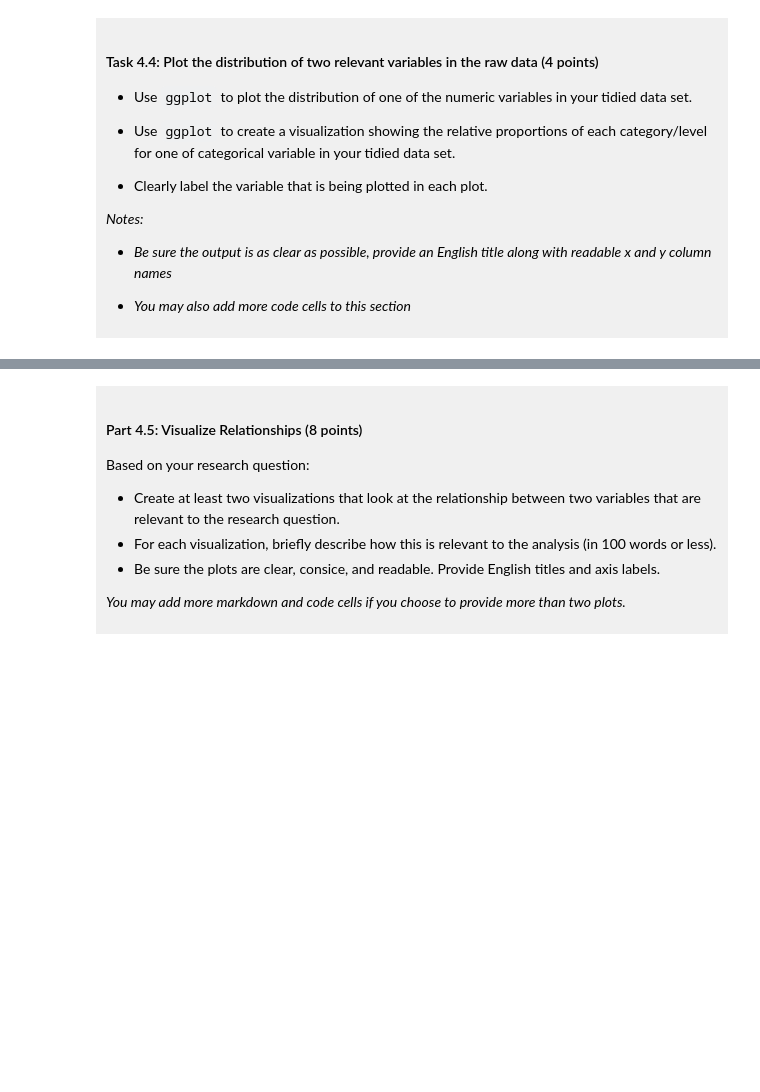
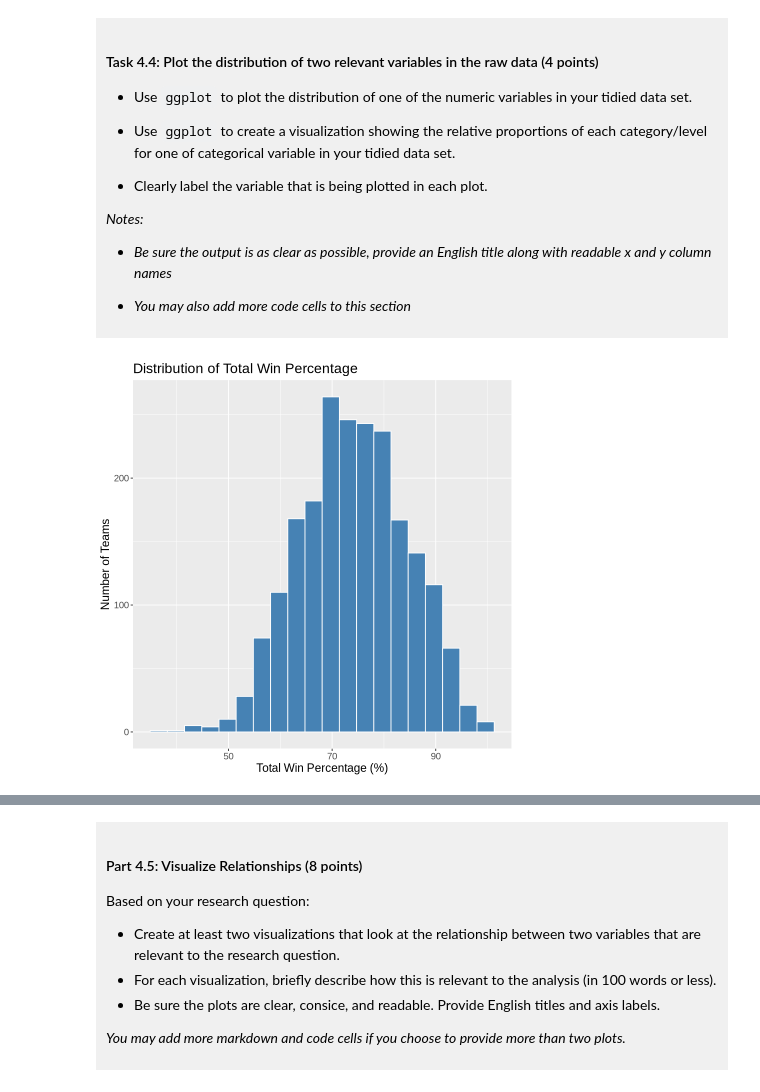
Before and after one commit to remyrxli/dsci-100-project-remy-li, a Jupyter notebook: dsci-100-project-notebook.ipynb, the cells around one changed output, grey strips where cells are left out. Saved outputs shown, nothing was run; the diff lists cells and outputs as text; code cells hidden in the pictures; blank space fills up the shorter version.

Commit message:
completed part 4 and 5.1: summary statistics, descriptive visuals, and analysis plan

```diff
--- a/dsci-100-project-notebook.ipynb
+++ b/dsci-100-project-notebook.ipynb
@@ -130,6 +130,6 @@ To help you with the analysis, here is a table of descriptions of each of the va
 # %%
 library(tidyverse)
 url <- "https://raw.githubusercontent.com/diverse-data-hub/diversedata/refs/heads/main/data-clean/womensmarchmadness.csv"
-womens_march_madness <- read_csv(url)
-head(womens_march_madness)
+march_madness <- read_csv(url)
+head(march_madness)
 # %% [output]
@@ -211,14 +221,14 @@ Produce a tidy data set that could be used to answer your research question usin
 # %%
 ### EDIT THIS CODE CELL ###
 library(tidyverse)
-womens_march_madness_tidy <- womens_march_madness |>
+march_madness_tidy <- march_madness |>
   select(year, school, seed, conf_wins_pct, total_wins_pct, tourney_finish) |> #selecting relevant columns
   mutate(sweet_sixteen = as.factor(                                            #create binary response variable sweet_sixteen based on tourney_finish
     tourney_finish %in% c("top_16_loss", "top_8_loss",
                          "top_4_loss", "top_2_loss", "champ")
   )) |>                                                                        #TRUE = reached Sweet Sixteen or beyond, FALSE = did not
   select(-tourney_finish) #remove original tourney_finish column
-head(womens_march_madness_tidy)
+head(march_madness_tidy)
 # %% [output]
 A tibble: 6 × 6
 | year | school | seed | conf_wins_pct | total_wins_pct | sweet_sixteen |
@@ -296,5 +347,17 @@ You will refine your research question (if needed) and produce a tidy data set.
 
 </div>
 # %%
-### EDIT THIS CODE CELL FOR PLOT 1 ###
+plot1 <- march_madness_tidy |>
+  ggplot(aes(x = total_wins_pct)) +
+  geom_histogram(bins = 20, fill = "steelblue", color = "white") +
+  labs(
+    title = "Distribution of Total Win Percentage",
+    x = "Total Win Percentage (%)",
+    y = "Number of Teams"
+  ) +
+  theme(text = element_text(size = 14))
+
+plot1
+# %% [output]
+[figure, added]
 # %%
```
Also changed, not shown: parts of 10 cells of this notebook.
